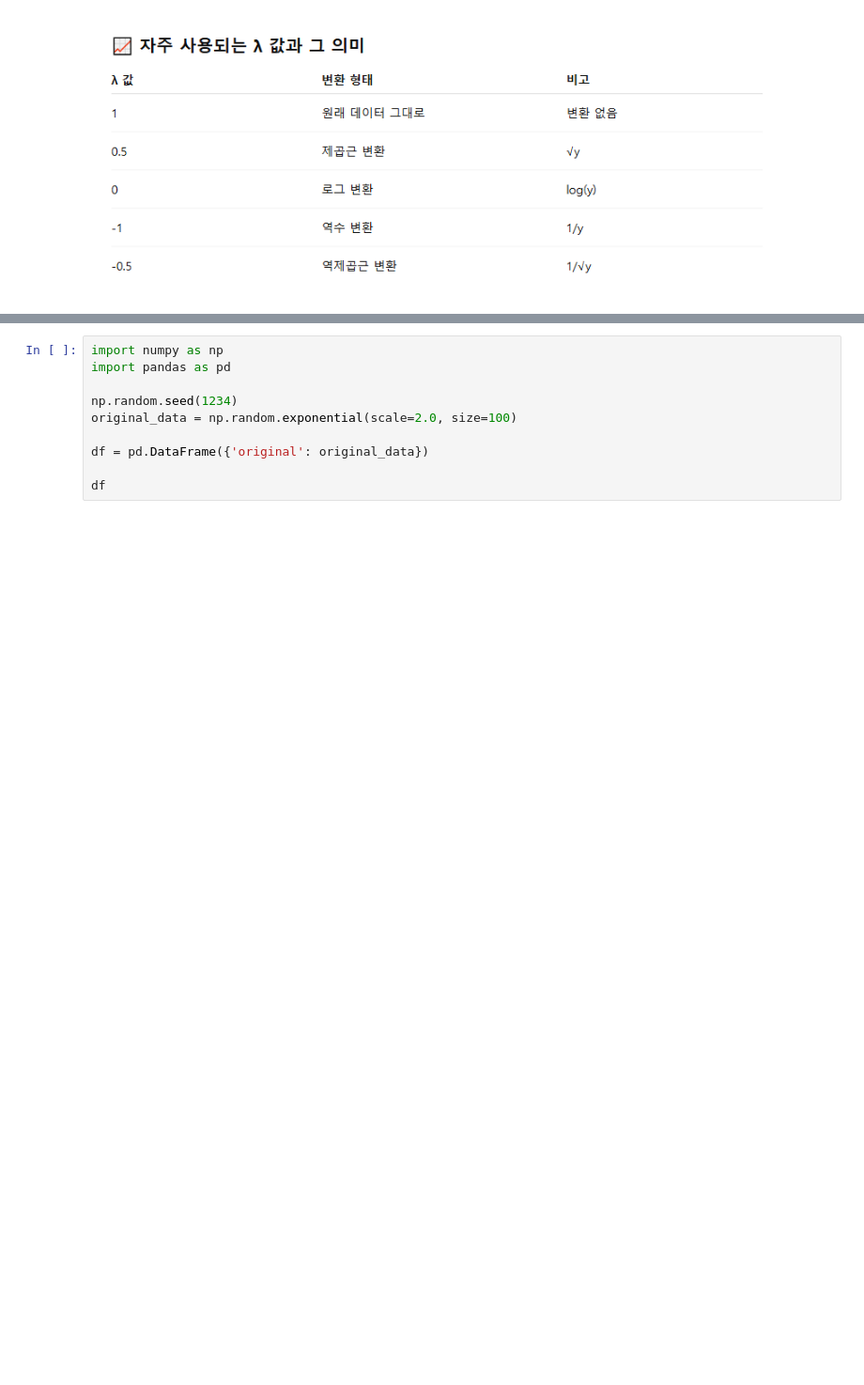
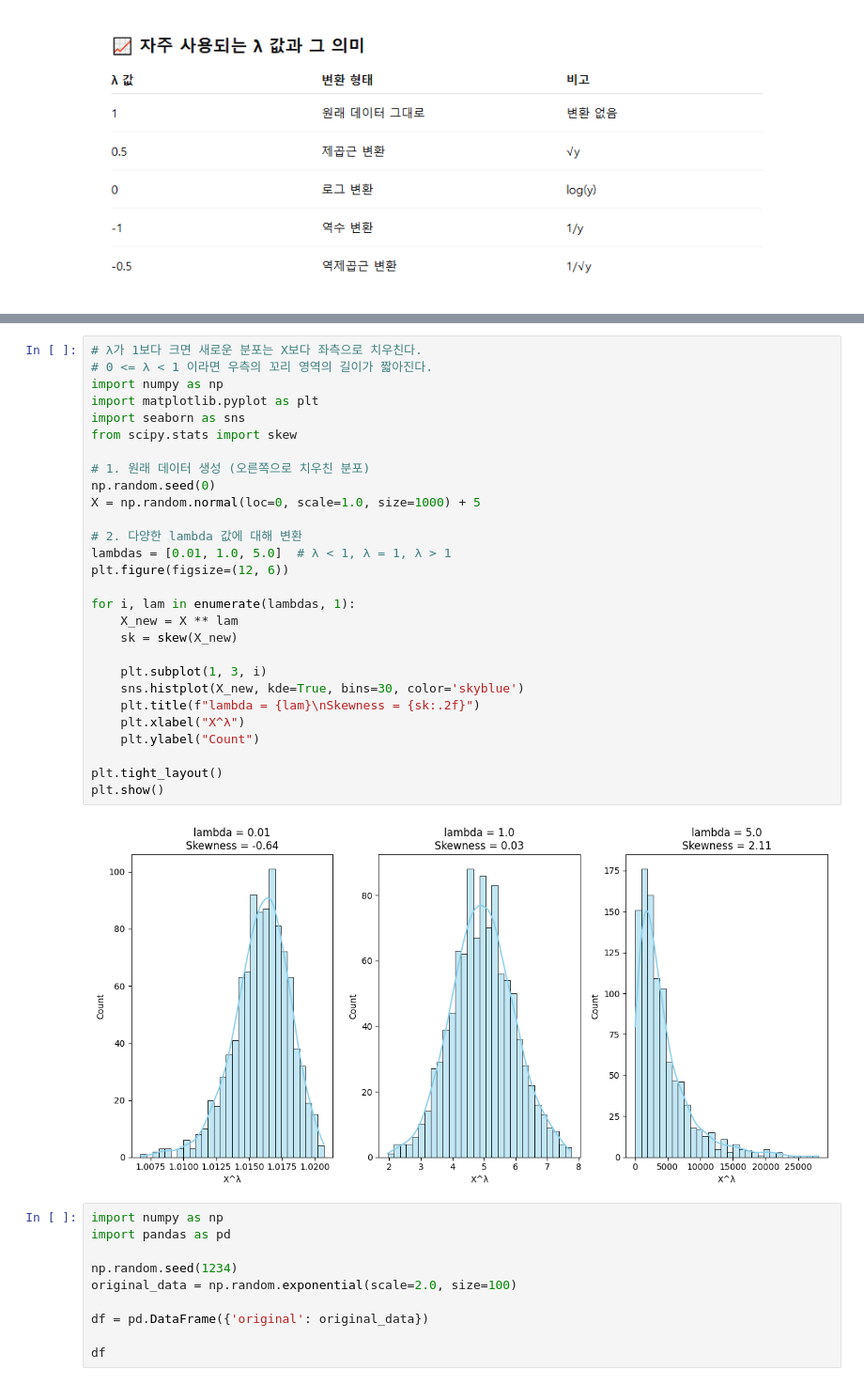
Before and after one commit to bloodstrawberry/data-science-with-python, a Jupyter notebook: 데이터처리/전처리/Box-Cox Transformation.ipynb, the cells around one changed output, grey strips where cells are left out. Shown at 94% size. Drawn from its saved outputs; the diff is of its cells as text; blank space fills up the shorter version.

```diff
--- a/데이터처리/전처리/Box-Cox Transformation.ipynb
+++ b/데이터처리/전처리/Box-Cox Transformation.ipynb
@@ -14,3 +16,33 @@
+# %%
+# λ가 1보다 크면 새로운 분포는 X보다 좌측으로 치우친다.
+# 0 <= λ < 1 이라면 우측의 꼬리 영역의 길이가 짧아진다.
+import numpy as np
+import matplotlib.pyplot as plt
+import seaborn as sns
+from scipy.stats import skew
+
+# 1. 원래 데이터 생성 (오른쪽으로 치우친 분포)
+np.random.seed(0)
+X = np.random.normal(loc=0, scale=1.0, size=1000) + 5
+
+# 2. 다양한 lambda 값에 대해 변환
+lambdas = [0.01, 1.0, 5.0]  # λ < 1, λ = 1, λ > 1
+plt.figure(figsize=(12, 6))
+
+for i, lam in enumerate(lambdas, 1):
+    X_new = X ** lam
+    sk = skew(X_new)
+
+    plt.subplot(1, 3, i)
+    sns.histplot(X_new, kde=True, bins=30, color='skyblue')
+    plt.title(f"lambda = {lam}\nSkewness = {sk:.2f}")
+    plt.xlabel("X^λ")
+    plt.ylabel("Count")
+
+plt.tight_layout()
+plt.show()
+# %% [output]
+[figure, added]
 # %%
 import numpy as np
 import pandas as pd
```
Also changed, not shown: parts of 1 cell of this notebook, 48 other files.
